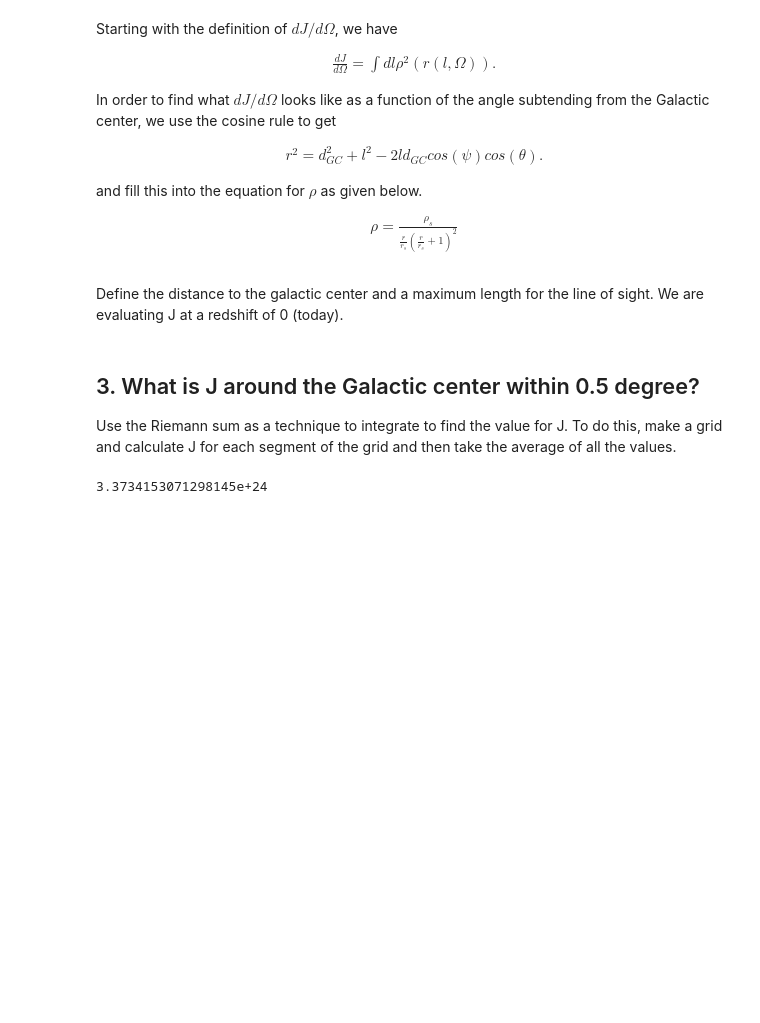
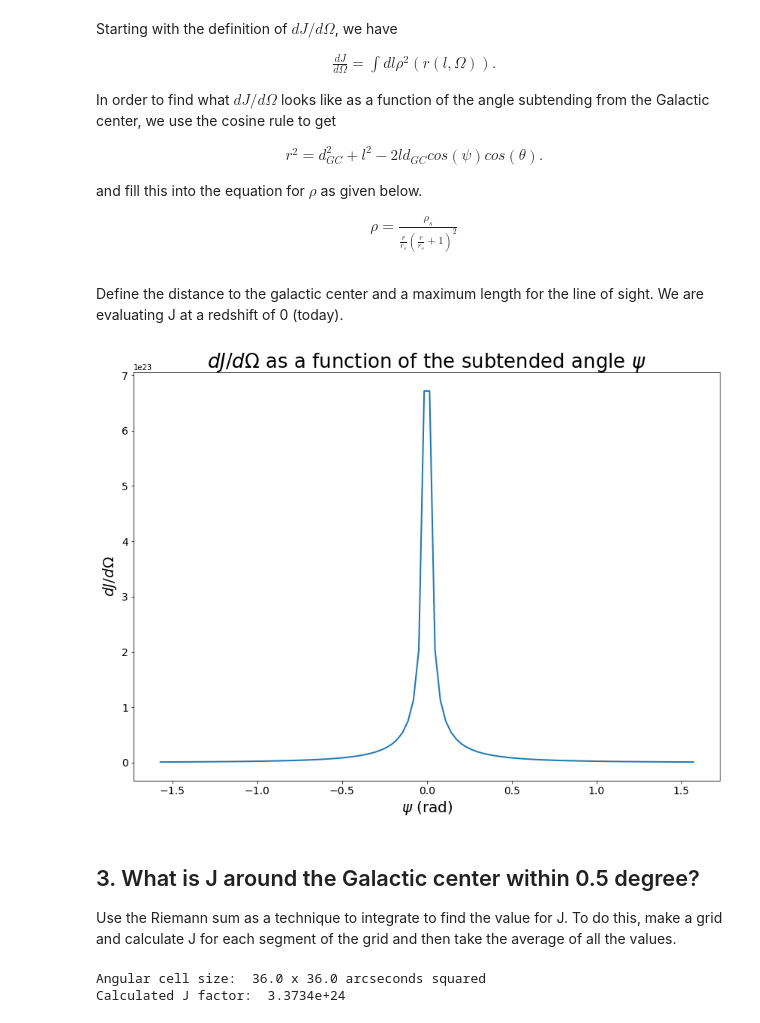
Before and after one commit to adam-coogan/gss19_axions, a Jupyter notebook: notebooks/Week_2__working.ipynb, the cells around one changed output. Drawn from its saved outputs; the diff is of its cells as text; code cells hidden in the pictures; blank space fills up the shorter version.

```diff
--- a/notebooks/Week_2__working.ipynb
+++ b/notebooks/Week_2__working.ipynb
@@ -149,3 +151,27 @@ rho_2 = lambda l, z, subt_angle, theta: rho(l, z, subt_angle, theta)**2
+# %%
+# DEFINITIONS
+theta = 0
+subt_angle_0 = np.pi/2
+n_points_angle = 100
+subt_angle = np.linspace(-subt_angle_0, subt_angle_0, n_points_angle)
+
+
+# INTEGRAL
+dJdΩ_int = np.vectorize(lambda z, subt_angle, theta: scipy.integrate.quad(rho_2, 0, l_max, args=(z, subt_angle, theta))[0])
+
+
+# PLOT
+fig, ax = plt.subplots(1, 1, figsize=(14,10))
+ax.plot(subt_angle, dJdΩ_int(z, subt_angle, theta), lw=2)
+ax.set_xlabel(r'$\psi$ (rad)', fontsize=20)
+ax.set_ylabel(r'$dJ/d\Omega$', fontsize=20)
+ax.tick_params(axis='x', labelsize=14)
+ax.tick_params(axis='y', labelsize=14)
+ax.set_title(r'$dJ/d\Omega$ as a function of the subtended angle $\psi$', fontsize=26)
+# ax.set_xlim(-0.5, 0.5)
+plt.show()
+# %% [output]
+[figure, added]
 # %% [markdown]
 ## 3. What is J around the Galactic center within 0.5 degree?
 
@@ -153,21 +188,16 @@ Use the Riemann sum as a technique to integrate to find the value for J. To do t
 # %%
-def dJdΩ_riemann(subt_angle,theta):
-    z = 0
-    n_values = 1000
-
-    l_values = np.linspace(0, l_max, n_values)
-    dJdΩ_func = (rho_2(l_values[1:], z, subt_angle, theta) + rho_2(l_values[:-1], z, subt_angle, theta))*(l_values[1:]-l_values[:-1])/2
-    return np.sum(dJdΩ_func)
-
-
+# GRID DEFINITION
 n_grid = 100
 ang_max_deg = 0.5
+ang_cell_size = ang_max_deg*2/100*3600
+print('Angular cell size:  {0} x {0} arcseconds squared'.format(ang_cell_size, ang_cell_size))
 
 ang_max = ang_max_deg * (2*np.pi/360)
 xang_grid = np.linspace(-ang_max, ang_max, n_grid)
 yang_grid = np.linspace(-ang_max, ang_max, n_grid)
 
 
+# J FACTOR CALCULATION
 J_arr = np.array([])
 for theta in xang_grid:
     for phi in yang_grid:
@@ -175,6 +205,7 @@ for theta in xang_grid:
             J_arr = np.append(J_arr, dJdΩ_riemann(phi, theta))
 
 J_factor = np.mean(J_arr)
-print(J_factor)
+print('Calculated J factor:  {0:.4e}'.format(J_factor))
 # %% [output]
-3.3734153071298145e+24
+Angular cell size:  36.0 x 36.0 arcseconds squared
+Calculated J factor:  3.3734e+24
```
Also changed, not shown: parts of 6 cells of this notebook.
